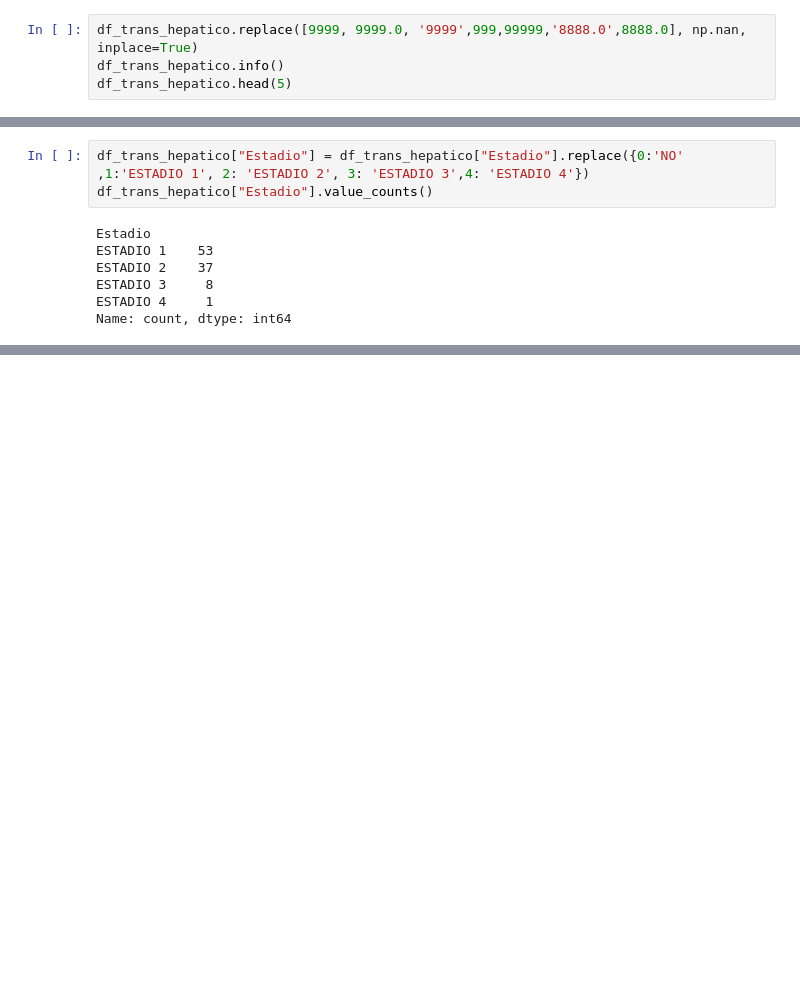
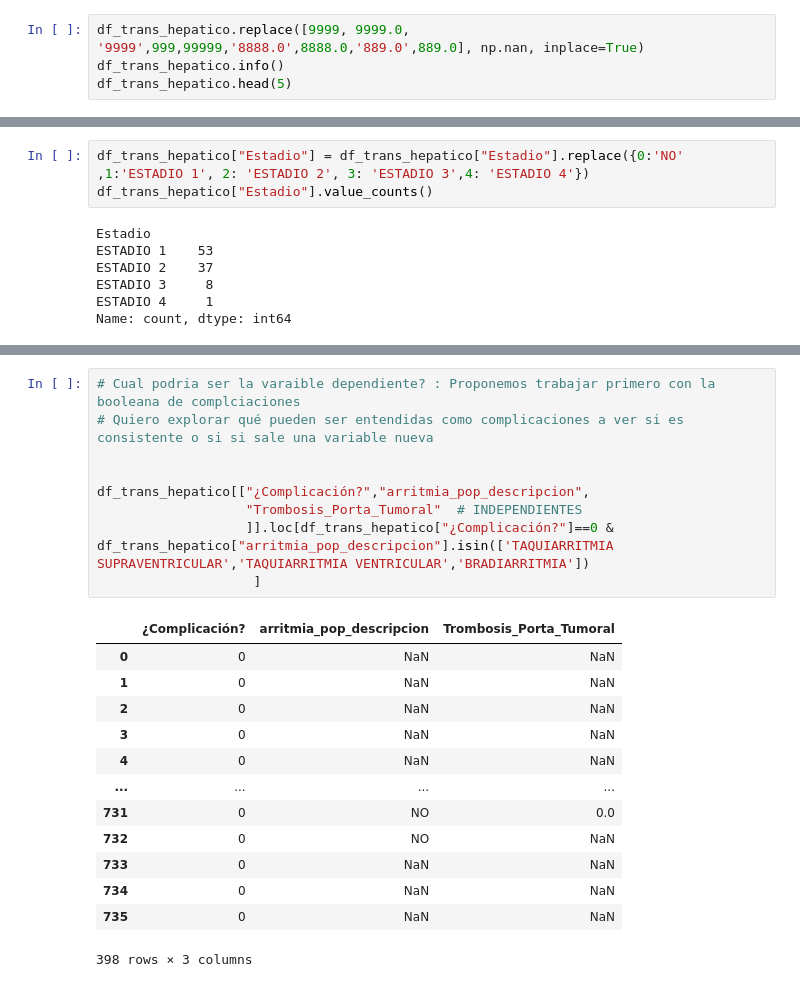
Before and after one commit to Traintain/MINE4101-202520-Proyecto-Transplantes-Hepaticos, a Jupyter notebook: BI_transplante_hepatico_JARM.ipynb, the cells around one changed output, grey strips where cells are left out. Cells and saved outputs as stored; diff of their text form; blank space fills up the shorter version.

```diff
--- a/BI_transplante_hepatico_JARM.ipynb
+++ b/BI_transplante_hepatico_JARM.ipynb
@@ -53,7 +53,7 @@ memory usage: 1.6+ MB
 # %% [markdown]
 A partir del diccionario y al revisar el comportamiento del dataframe, podemos concluir que los valores de 9999 corresponden a datos nulos, <span style="color:red">se remplazaran con el fin de realizar un calculo mas preciso de completitud de la información </span>
 # %%
-df_trans_hepatico.replace([9999, 9999.0, '9999',999,99999,'8888.0',8888.0], np.nan, inplace=True)
+df_trans_hepatico.replace([9999, 9999.0, '9999',999,99999,'8888.0',8888.0,'889.0',889.0], np.nan, inplace=True)
 df_trans_hepatico.info()
 df_trans_hepatico.head(5)
 # %% [output]
@@ -1171,0 +1384,23 @@ Las comorbilidades estan separadas en su mayoria por Y, se limpiara el dato y se
+# %%
+# Cual podria ser la varaible dependiente? : Proponemos trabajar primero con la booleana de complciaciones
+# Quiero explorar qué pueden ser entendidas como complicaciones a ver si es consistente o si si sale una variable nueva
+
+
+df_trans_hepatico[["¿Complicación?","arritmia_pop_descripcion",
+                   "Trombosis_Porta_Tumoral"  # INDEPENDIENTES
+                   ]].loc[df_trans_hepatico["¿Complicación?"]==0 & df_trans_hepatico["arritmia_pop_descripcion"].isin(['TAQUIARRITMIA SUPRAVENTRICULAR','TAQUIARRITMIA VENTRICULAR','BRADIARRITMIA'])
+                    ]
+# %% [output]
+|  | ¿Complicación? | arritmia_pop_descripcion | Trombosis_Porta_Tumoral |
+| 0 | 0 | NaN | NaN |
+| 1 | 0 | NaN | NaN |
+| 2 | 0 | NaN | NaN |
+| 3 | 0 | NaN | NaN |
+| 4 | 0 | NaN | NaN |
+| ... | ... | ... | ... |
+| 731 | 0 | NO | 0.0 |
+| 732 | 0 | NO | NaN |
+| 733 | 0 | NaN | NaN |
+| 734 | 0 | NaN | NaN |
+| 735 | 0 | NaN | NaN |
+398 rows × 3 columns
```
Also changed, not shown: parts of 26 cells of this notebook.
